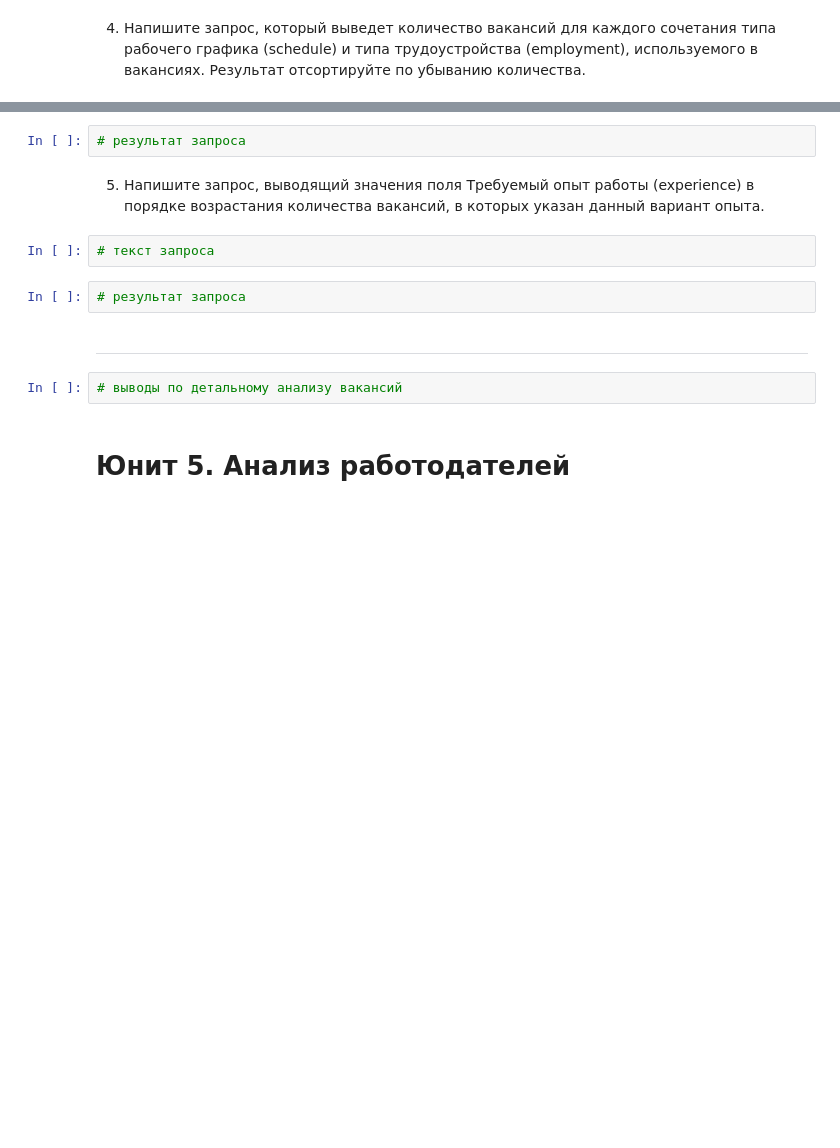
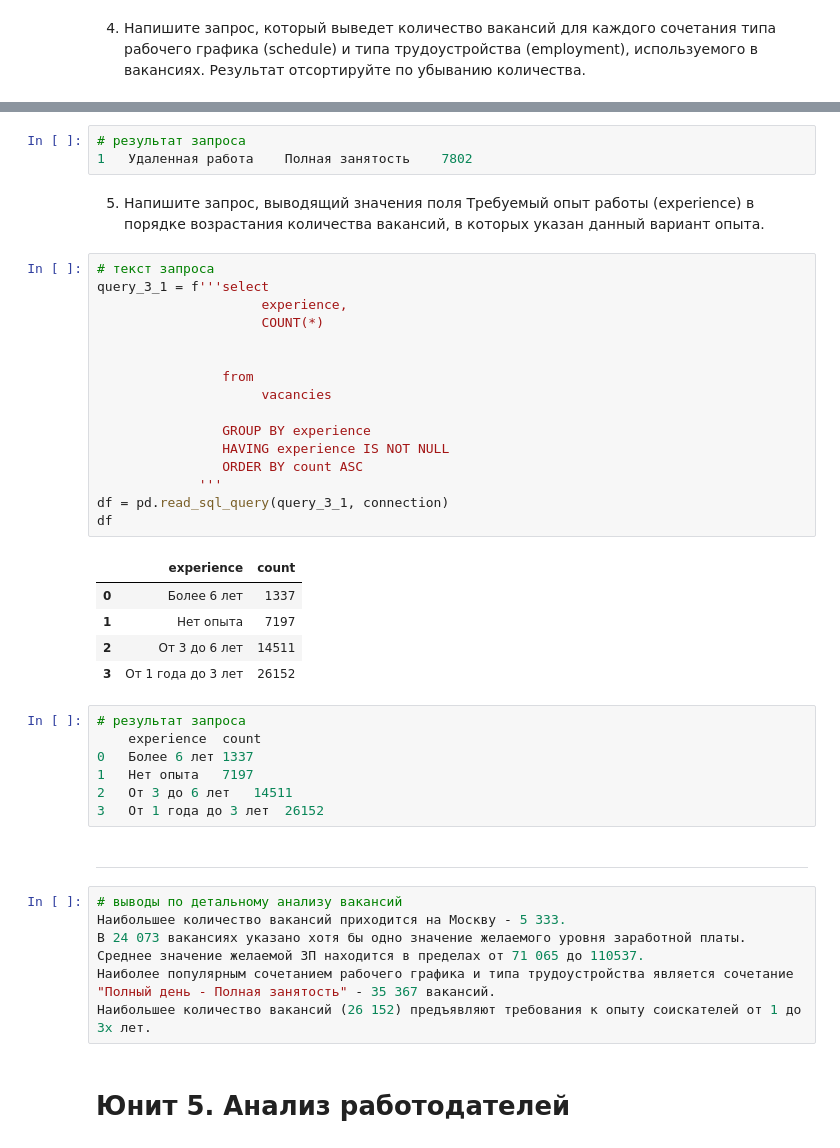
Before and after one commit to Krasz485/SF_homeworks_alt, a Jupyter notebook: project_2/Project_2_Ноутбук_шаблон.ipynb, the cells around one changed output, grey strips where cells are left out. Drawn from its saved outputs; the diff is of its cells as text; blank space fills up the shorter version.

```diff
--- a/project_2/Project_2_Ноутбук_шаблон.ipynb
+++ b/project_2/Project_2_Ноутбук_шаблон.ipynb
@@ -169,15 +215,46 @@ df
 # %%
 # результат запроса
+1	Удаленная работа	Полная занятость	7802
 # %% [markdown]
 5. Напишите запрос, выводящий значения поля Требуемый опыт работы (experience) в порядке возрастания количества вакансий, в которых указан данный вариант опыта.
 # %%
 # текст запроса
+query_3_1 = f'''select
+                     experience,
+                     COUNT(*)
+
+
+                from
+                     vacancies
+
+                GROUP BY experience
+                HAVING experience IS NOT NULL
+                ORDER BY count ASC
+             '''
+df = pd.read_sql_query(query_3_1, connection)
+df
+# %% [output]
+|  | experience | count |
+| 0 | Более 6 лет | 1337 |
+| 1 | Нет опыта | 7197 |
+| 2 | От 3 до 6 лет | 14511 |
+| 3 | От 1 года до 3 лет | 26152 |
 # %%
 # результат запроса
+	experience	count
+0	Более 6 лет	1337
+1	Нет опыта	7197
+2	От 3 до 6 лет	14511
+3	От 1 года до 3 лет	26152
 # %% [markdown]
 ***
 # %%
 # выводы по детальному анализу вакансий
+Наибольшее количество вакансий приходится на Москву - 5 333.
+В 24 073 вакансиях указано хотя бы одно значение желаемого уровня заработной платы.
+Среднее значение желаемой ЗП находится в пределах от 71 065 до 110537.
+Наиболее популярным сочетанием рабочего графика и типа трудоустройства является сочетание "Полный день - Полная занятость" - 35 367 вакансий.
+Наибольшее количество вакансий (26 152) предъявляют требования к опыту соискателей от 1 до 3х лет.
 # %% [markdown]
 # Юнит 5. Анализ работодателей
 # %% [markdown]
```
Also changed, not shown: parts of 19 cells of this notebook.
